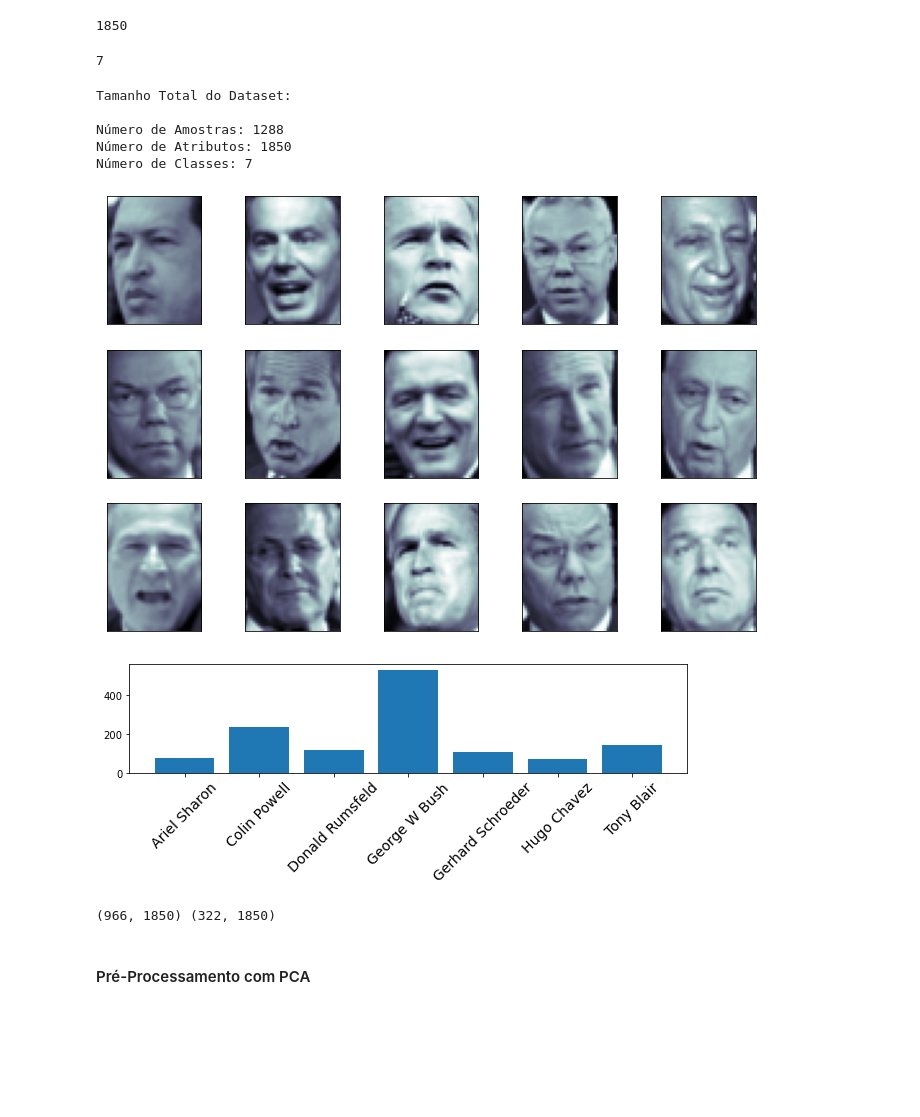
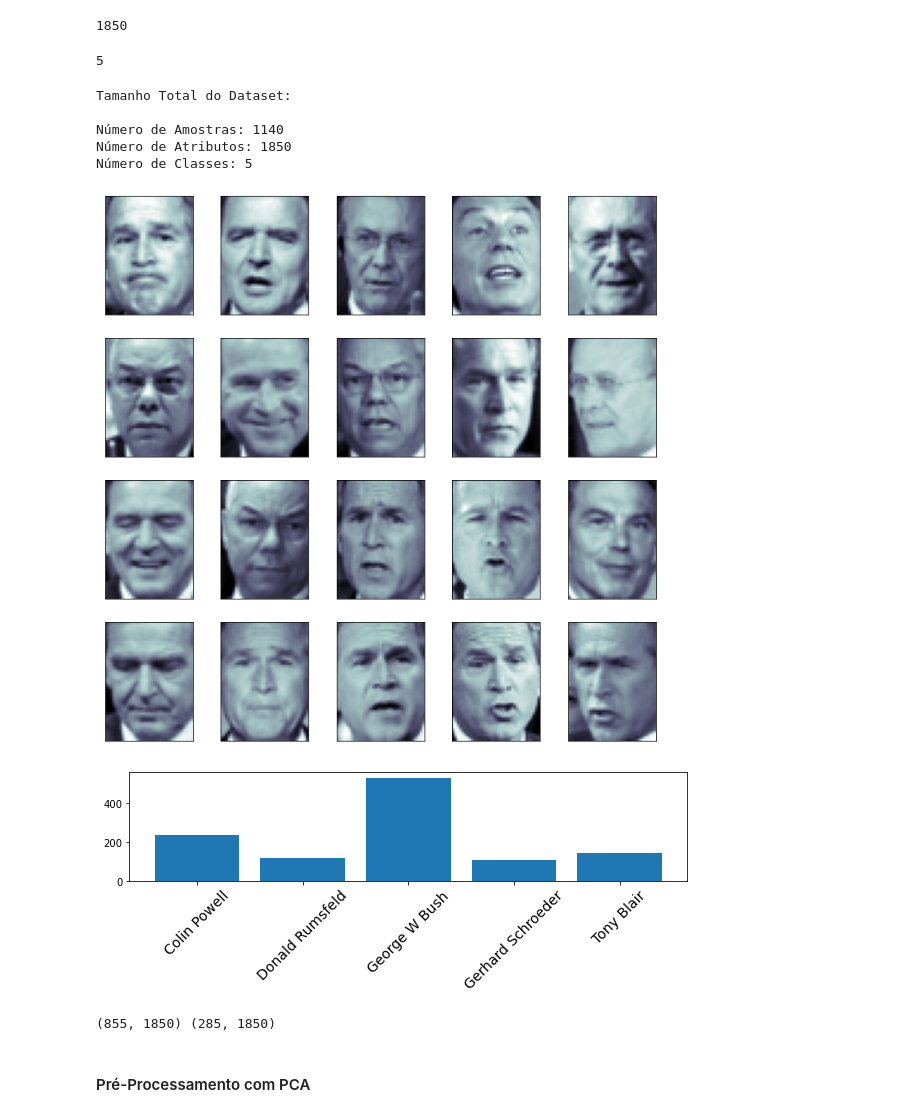
Before and after one commit to Gugah007/Reconhecimento-Facial-com-ML-Usando-SVM-e-PCA-Python, a Jupyter notebook: Reconhecimento Facial com Machine Learning Usando SVM e PCA.ipynb, the cells around one changed output. Cells and saved outputs as stored; diff of their text form; code cells hidden in the pictures; blank space fills up the shorter version.

```diff
--- a/Reconhecimento Facial com Machine Learning Usando SVM e PCA.ipynb
+++ b/Reconhecimento Facial com Machine Learning Usando SVM e PCA.ipynb
@@ -26,8 +26,8 @@ import matplotlib.pyplot as plt
 # Dataset de imagens
 from sklearn import datasets
 # %%
-# Carregando o dataset, farei um dowload de 70 imagens por pessoa com fator de redimensionamento de 0.4
-dataset_faces = datasets.fetch_lfw_people(min_faces_per_person=70, resize = 0.4)
+# Carregando o dataset, farei um dowload de 80 imagens por pessoa com fator de redimensionamento de 0.4
+dataset_faces = datasets.fetch_lfw_people(min_faces_per_person=80, resize = 0.4)
 # %%
 # Conferindo o shape do dataset
 dataset_faces.data.shape
@@ -71,7 +71,7 @@ target_names = dataset_faces.target_names
 num_classes = target_names.shape[0]
 num_classes
 # %% [output]
-7
+5
 # %%
 # Vamos imprimir um resumo dos dados
 print("\nTamanho Total do Dataset:\n")
@@ -81,20 +81,20 @@ print("Número de Classes: %d" % num_classes)
 # %% [output]
 Tamanho Total do Dataset:
 
-Número de Amostras: 1288
+Número de Amostras: 1140
 Número de Atributos: 1850
-Número de Classes: 7
+Número de Classes: 5
 # %%
 # Plot de imagens
 
-fig = plt.figure(figsize = (12, 8))
+fig = plt.figure(figsize = (12, 12))
 
-for i in range(15):
-    ax = fig.add_subplot(3, 5, i + 1, xticks = [], yticks = [])
+for i in range(20):
+    ax = fig.add_subplot(4, 5, i + 1, xticks = [], yticks = [])
 
     ax.imshow(dataset_faces.images[i], cmap = plt.cm.bone)
 # %% [output]
-[figure, old version]
+[figure, new version]
 # %%
 # Visualizando a distribuição do dataset
 # Define o tamanho da área de plotagem
@@ -112,17 +112,17 @@ locs, labels = plt.xticks()
 plt.setp(labels, rotation = 45, size = 14)
 _ = plt.bar(unique_targets, counts)
 # %% [output]
-[figure, old version]
+[figure, new version]
 # %%
 # Dividimos os dados em treino e teste
 X_treino, X_teste, y_treino, y_teste = train_test_split(dataset_faces.data, dataset_faces.target, random_state = 0)
 # %%
 # Um print para entender como foi dividido o treino e o teste
 print(X_treino.shape, X_teste.shape)
-# Para Treino temos 966 imagens e 1850 atributos
-# Para Teste temos 322 imagens e 1850 atributos
+# Para Treino temos 855 imagens e 1850 atributos
+# Para Teste temos 285 imagens e 1850 atributos
 # %% [output]
-(966, 1850) (322, 1850)
+(855, 1850) (285, 1850)
 # %% [markdown]
 #### Pré-Processamento com PCA
 # %%
```
Also changed, not shown: parts of 6 cells of this notebook.
